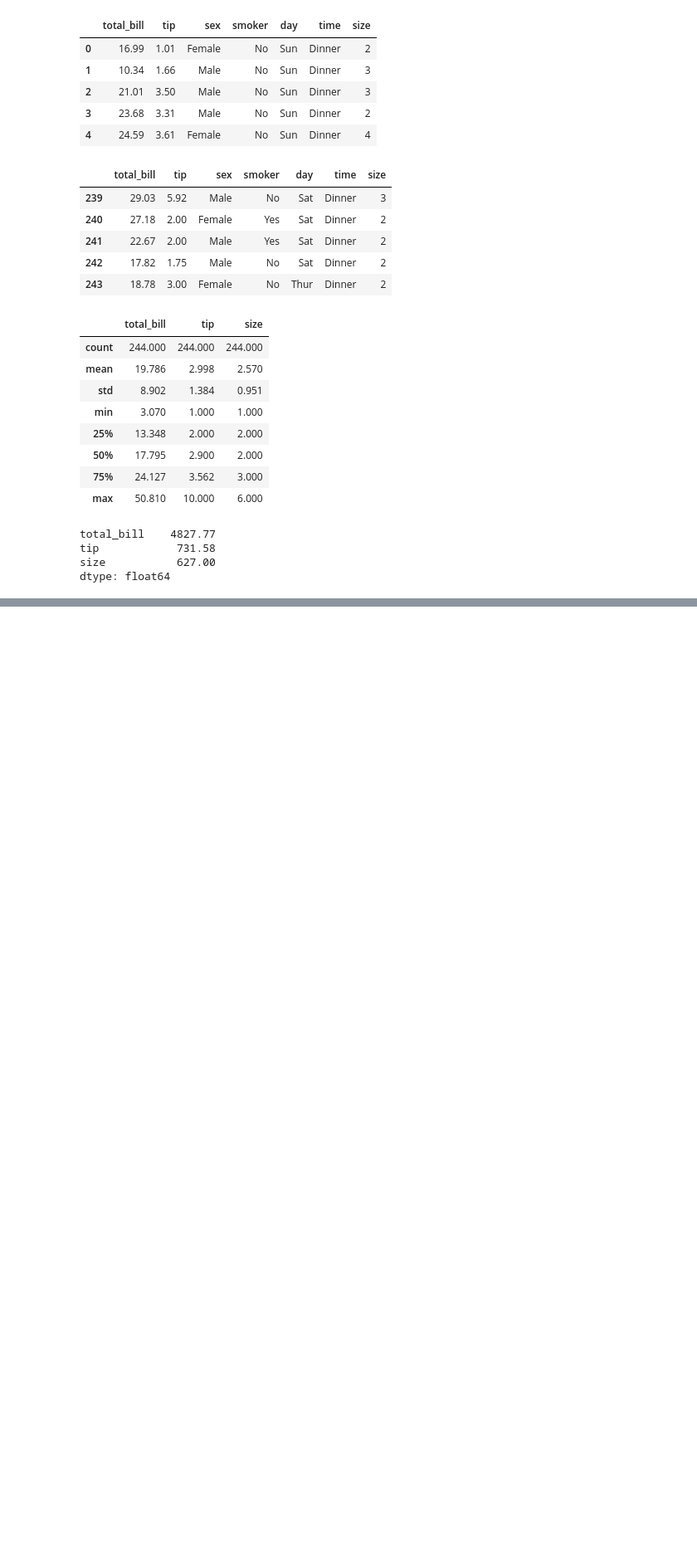
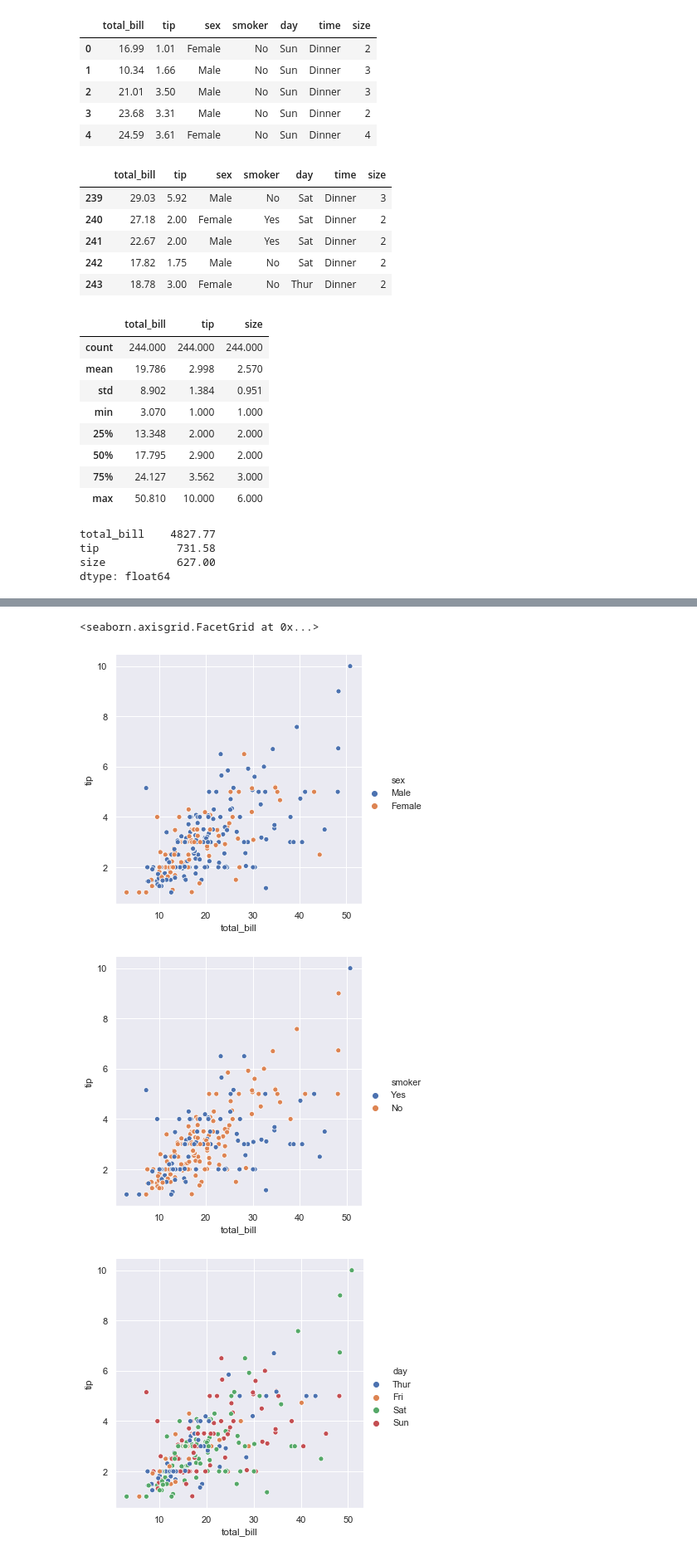
Before and after one commit to Pmcg1/FoDA_Project_2019, a Jupyter notebook: FoDA_Assessment_2019.ipynb, the cells around one changed output, grey strips where cells are left out. Shown at 83% size. Drawn from its saved outputs; the diff is of its cells as text; code cells hidden in the pictures; blank space fills up the shorter version.

```diff
--- a/FoDA_Assessment_2019.ipynb
+++ b/FoDA_Assessment_2019.ipynb
@@ -58,0 +79,12 @@ dtype: float64
+# %%
+# Recreate as a facet grid
+# Plots of the relationships for each column
+sns.relplot(x="total_bill", y="tip", hue="sex", data=tips)
+sns.relplot(x="total_bill", y="tip", hue="smoker", data=tips)
+sns.relplot(x="total_bill", y="tip", hue="day", data=tips)
+sns.relplot(x="total_bill", y="tip", hue="time", data=tips)
+# %% [output]
+<seaborn.axisgrid.FacetGrid at 0x...>
+[figure, added]
+[figure, added]
+[figure, added]
```
Also changed, not shown: parts of 9 cells of this notebook.
